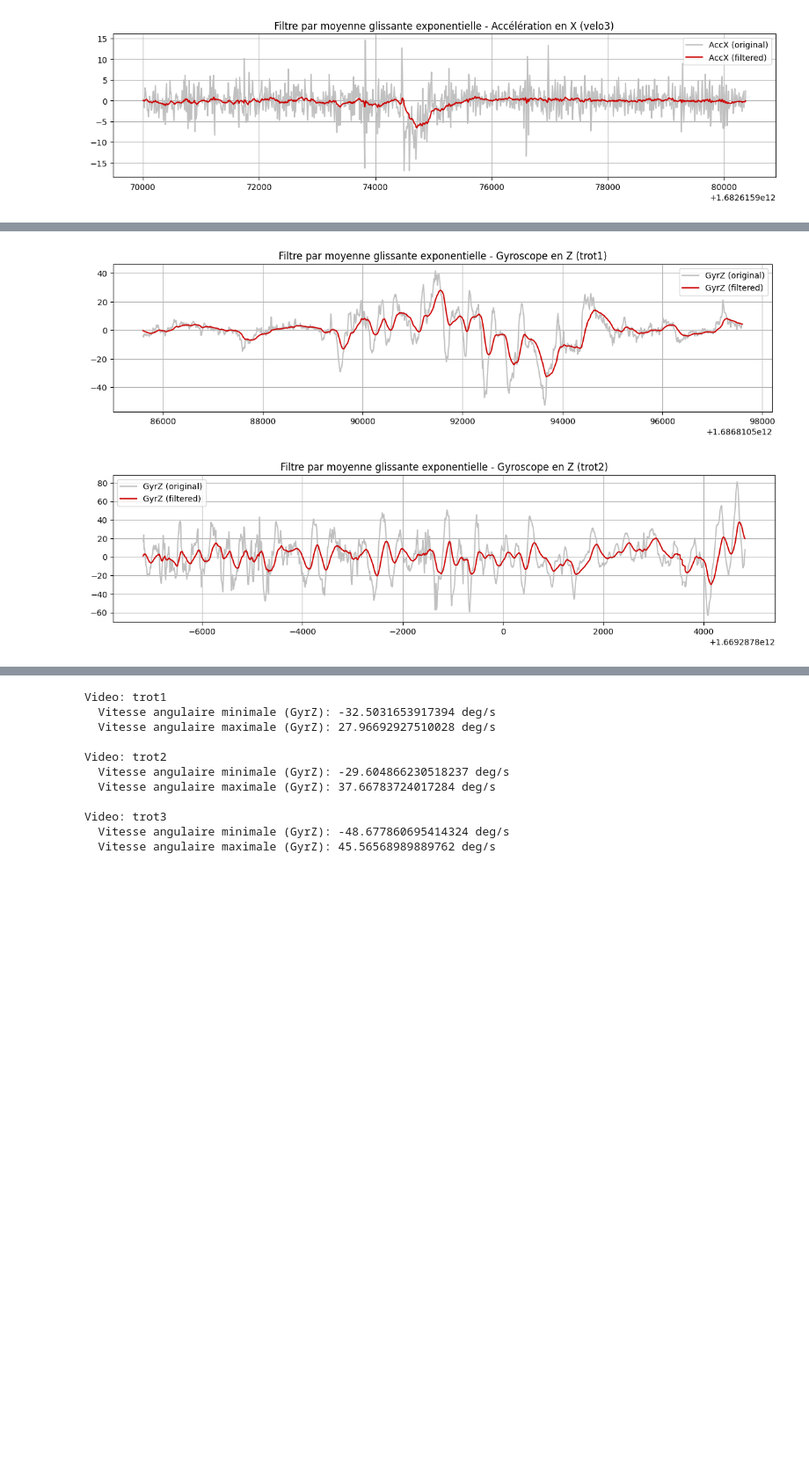
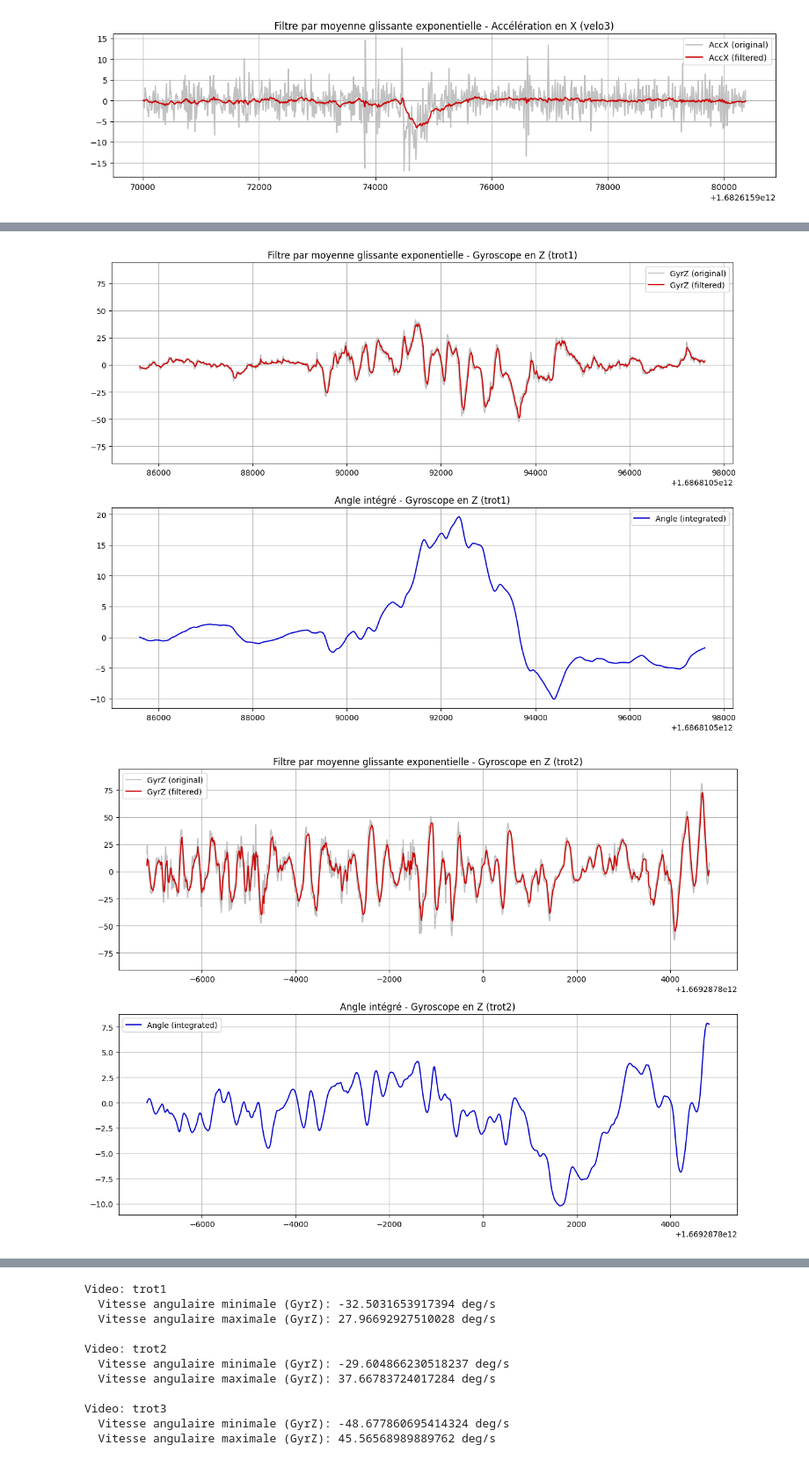
Before and after one commit to martin1207/NEWMOB, a Jupyter notebook: test.ipynb, the cells around one changed output, grey strips where cells are left out. Shown at 88% size. Drawn from its saved outputs; the diff is of its cells as text; code cells hidden in the pictures; blank space fills up the shorter version.

```diff
--- a/test.ipynb
+++ b/test.ipynb
@@ -246,5 +204,5 @@ geo_df.to_file('trajectory_line.geojson', driver='GeoJSON')
 # %%
-video3=pd.read_csv('examples_interactions_pietons/v2_537-549_2023-04-14 10_07_24.csv', sep=';')
+video3=pd.read_csv('examples_interactions_pietons/velo2.csv', sep=';')
 # %%
 import numpy as np
 import matplotlib.pyplot as plt
@@ -492,45 +433,69 @@ Video: velo3
   Accélération maximale: 0.9989440900066083 m/s²
 # %%
 import numpy as np
+import pandas as pd
 import matplotlib.pyplot as plt
 
+# Charger les données avec des noms de fichiers simplifiés
+trot1 = pd.read_csv('examples_interactions_pietons/trot1.csv', sep=';').dropna()
+trot2 = pd.read_csv('examples_interactions_pietons/trot2.csv', sep=';').dropna()
+trot3 = pd.read_csv('examples_interactions_pietons/trot3.csv', sep=';').dropna()
+velo1 = pd.read_csv('examples_interactions_pietons/velo1.csv', sep=';').dropna()
+velo2 = pd.read_csv('examples_interactions_pietons/velo2.csv', sep=';').dropna()
+velo3 = pd.read_csv('examples_interactions_pietons/velo3.csv', sep=';').dropna()
+
+# Liste des DataFrames
+videos = [trot1, trot2, trot3, velo1, velo2, velo3]
+video_names = ['trot1', 'trot2', 'trot3', 'velo1', 'velo2', 'velo3']
+
 # Constante du système
-N = 30
+N = 5
 alpha = 2 / (N + 1)
 
 # Fonction pour appliquer le filtre par moyenne glissante exponentielle
 def exponential_moving_average(signal, alpha):
     s_m = [0]
     for e in signal:
         s_m.append(alpha * e + (1 - alpha) * s_m[-1])
     return s_m[1:]  # Exclure le premier élément initialisé à 0
 
-# Liste des DataFrames
-videos = [trot1, trot2, trot3, velo1, velo2, velo3]
-video_names = ['trot1', 'trot2', 'trot3', 'velo1', 'velo2', 'velo3']
+# Déterminer les valeurs minimales et maximales des données de gyroscope pour toutes les vidéos
+all_gyr_z = np.concatenate([video[' GyrZ(deg/s)'] for video in videos])
+min_gyr_z = np.min(all_gyr_z)
+max_gyr_z = np.max(all_gyr_z)
 
 # Tracer les résultats pour chaque vidéo
 for video, name in zip(videos, video_names):
-
     gyr_z = video[' GyrZ(deg/s)']
 
+    # Appliquer le filtre aux données du gyroscope en z
+    gyr_z_filtered = exponential_moving_average(gyr_z, alpha)
 
-    gyr_z_filtered = exponential_moving_average(gyr_z, alpha)
+    # Calculer l'angle en intégrant les données du gyroscope
+    time_diff = np.diff(video['TimeStamp'], prepend=video['TimeStamp'].iloc[0]) / 1000.0  # Convertir en secondes
+    angle = np.cumsum(gyr_z_filtered * time_diff)
 
     # Tracer les résultats
     plt.figure(figsize=(12, 9))
 
-
     # Tracer le gyroscope en z
-    plt.subplot(3, 1, 3)
+    plt.subplot(2, 1, 1)
     plt.plot(video['TimeStamp'], gyr_z, color='silver', label='GyrZ (original)')
     plt.plot(video['TimeStamp'], gyr_z_filtered, color='#cc0000', label='GyrZ (filtered)')
+    plt.ylim(min_gyr_z, max_gyr_z)  # Mettre à la même échelle
     plt.grid(True, which='both')
     plt.legend(loc="best")
     plt.title(f"Filtre par moyenne glissante exponentielle - Gyroscope en Z ({name})")
 
+    # Tracer l'angle
+    plt.subplot(2, 1, 2)
+    plt.plot(video['TimeStamp'], angle, color='#0000cc', label='Angle (integrated)')
+    plt.grid(True, which='both')
+    plt.legend(loc="best")
+    plt.title(f"Angle intégré - Gyroscope en Z ({name})")
+
     plt.tight_layout()
     plt.show()
 # %% [output]
-[figure, old version]
+[figure, new version]
-[figure, old version]
+[figure, new version]
```
Also changed, not shown: parts of 11 cells of this notebook.
